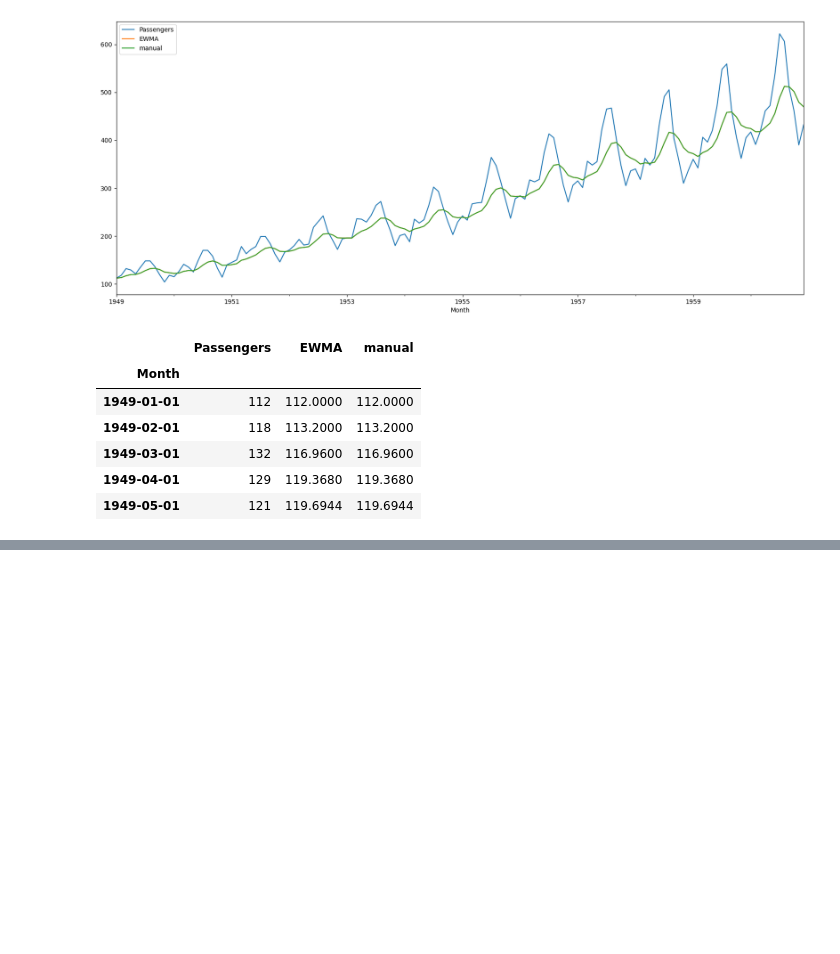
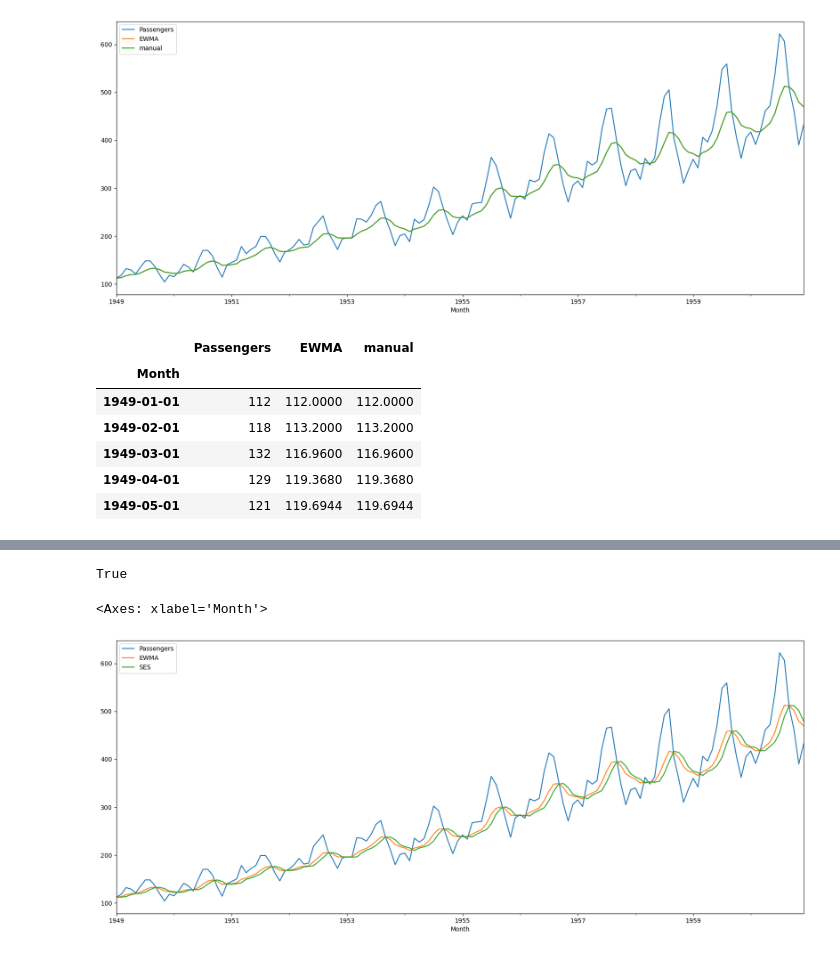
Before and after one commit to Saba-a11/Crypto, a Jupyter notebook: EWMA_&_Holt_Winters.ipynb, the cells around one changed output, grey strips where cells are left out. Cells and saved outputs as stored; diff of their text form; code cells hidden in the pictures; blank space fills up the shorter version.

```diff
--- a/EWMA_&_Holt_Winters.ipynb
+++ b/EWMA_&_Holt_Winters.ipynb
@@ -80,0 +107,9 @@ from statsmodels.tsa.holtwinters import SimpleExpSmoothing
+# %%
+df.index.freq = 'MS'    # Month
+# %%
+ses = SimpleExpSmoothing(
+    df['Passengers'],
+    initialization_method= 'legacy-heuristic')
+# %%
+res = ses.fit(smoothing_level= alpha, optimized= False)
+res
@@ -80,0 +134,11 @@ from statsmodels.tsa.holtwinters import SimpleExpSmoothing
+# %%
+df['SES'] = res.predict(start= df.index[0], end= df.index[-1])
+# %%
+np.allclose(df['SES'], res.fittedvalues)
+# %% [output]
+True
+# %%
+df.plot(figsize=(20, 8))
+# %% [output]
+<Axes: xlabel='Month'>
+[figure, added]
```
Also changed, not shown: parts of 26 cells of this notebook.
